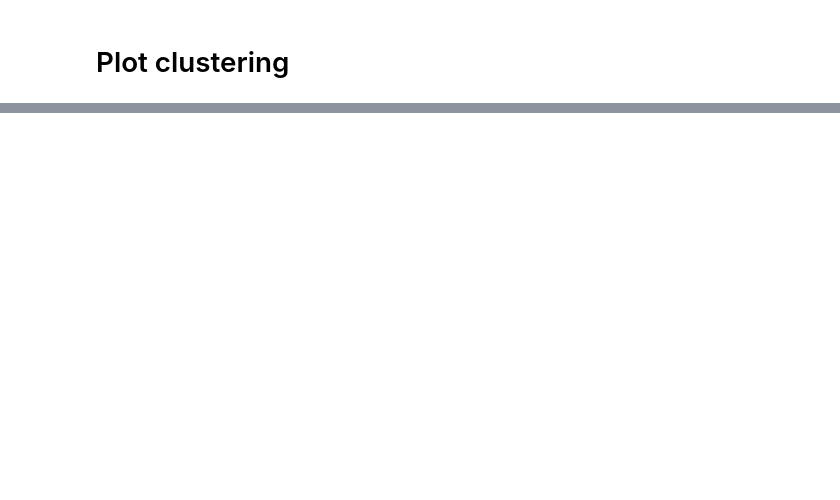
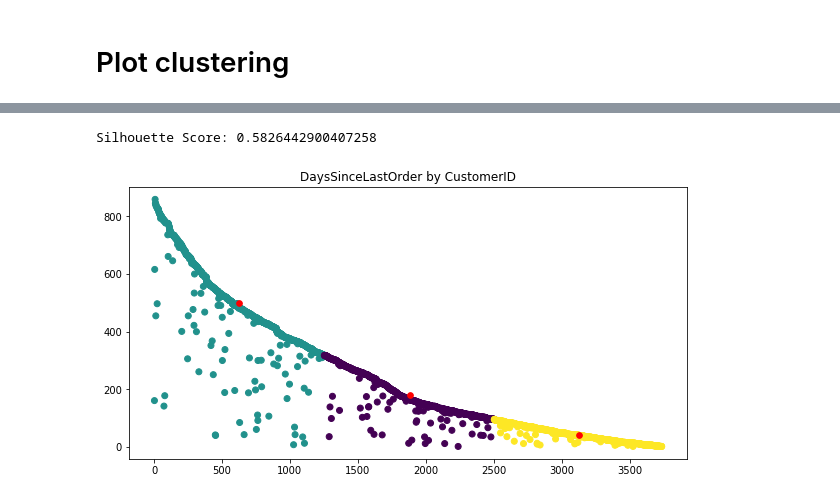
Before and after one commit to NormanHung/Practice-Customer-Segmentation, a Jupyter notebook: Assignment-Customer Segmentation.ipynb, the cells around one changed output, grey strips where cells are left out. Cells and saved outputs as stored; diff of their text form; code cells hidden in the pictures; blank space fills up the shorter version.

```diff
--- a/Assignment-Customer Segmentation.ipynb
+++ b/Assignment-Customer Segmentation.ipynb
@@ -407,0 +452,5 @@ Silhouette Score: 0.6326514219185011
+# %%
+ProcessedData["DaysSinceLastOrder_KMeansClusterID"] = PlotAndGetKMeansClusters(ProcessedData[["CustomerID", "DaysSinceLastOrder"]], CenterPointCount = 3, FigureSize = (10, 5));
+# %% [output]
+Silhouette Score: 0.5826442900407258
+[figure, added]
```
Also changed, not shown: parts of 42 cells of this notebook.
